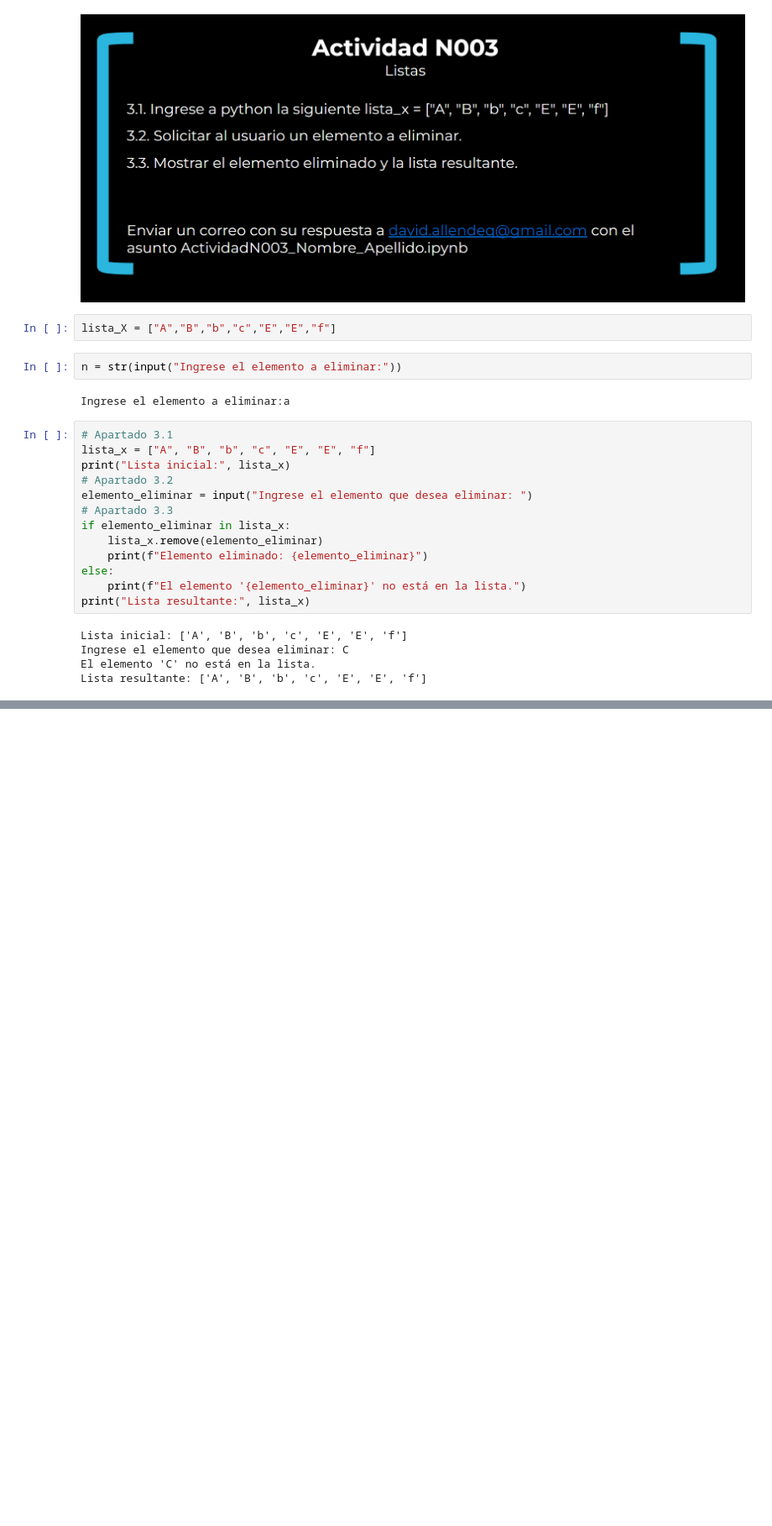
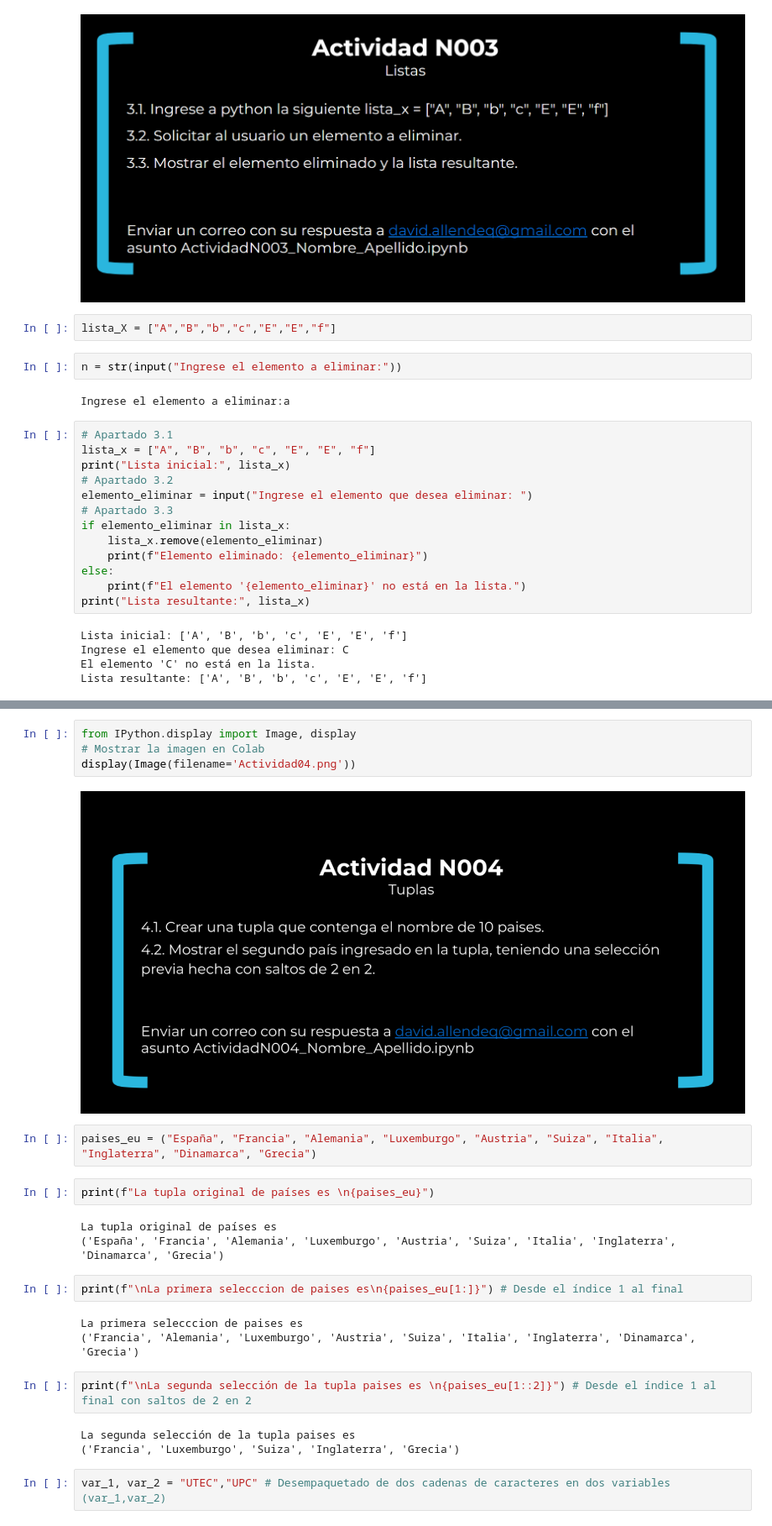
Before and after one commit to FCPYTHON/UTEC-Fundamentos-de-Python, a Jupyter notebook: David_Allende /clase27_nov_24.ipynb, the cells around one changed output, grey strips where cells are left out. Shown at 84% size. Saved outputs shown, nothing was run; the diff lists cells and outputs as text; blank space fills up the shorter version.

Commit message:
Se creó con Colab

```diff
--- a/David_Allende /clase27_nov_24.ipynb
+++ b/David_Allende /clase27_nov_24.ipynb
@@ -237,0 +371,25 @@ Lista resultante: ['A', 'B', 'b', 'c', 'E', 'E', 'f']
+# %%
+from IPython.display import Image, display
+# Mostrar la imagen en Colab
+display(Image(filename='Actividad04.png'))
+# %% [output]
+[figure, added]
+# %%
+paises_eu = ("España", "Francia", "Alemania", "Luxemburgo", "Austria", "Suiza", "Italia", "Inglaterra", "Dinamarca", "Grecia")
+# %%
+print(f"La tupla original de países es \n{paises_eu}")
+# %% [output]
+La tupla original de países es
+('España', 'Francia', 'Alemania', 'Luxemburgo', 'Austria', 'Suiza', 'Italia', 'Inglaterra', 'Dinamarca', 'Grecia')
+# %%
+print(f"\nLa primera selecccion de paises es\n{paises_eu[1:]}") # Desde el índice 1 al final
+# %% [output]
+La primera selecccion de paises es
+('Francia', 'Alemania', 'Luxemburgo', 'Austria', 'Suiza', 'Italia', 'Inglaterra', 'Dinamarca', 'Grecia')
+# %%
+print(f"\nLa segunda selección de la tupla paises es \n{paises_eu[1::2]}") # Desde el índice 1 al final con saltos de 2 en 2
+# %% [output]
+La segunda selección de la tupla paises es
+('Francia', 'Luxemburgo', 'Suiza', 'Inglaterra', 'Grecia')
+# %%
+var_1, var_2 = "UTEC","UPC" # Desempaquetado de dos cadenas de caracteres en dos variables (var_1,var_2)
```
Also changed, not shown: parts of 25 cells of this notebook.
